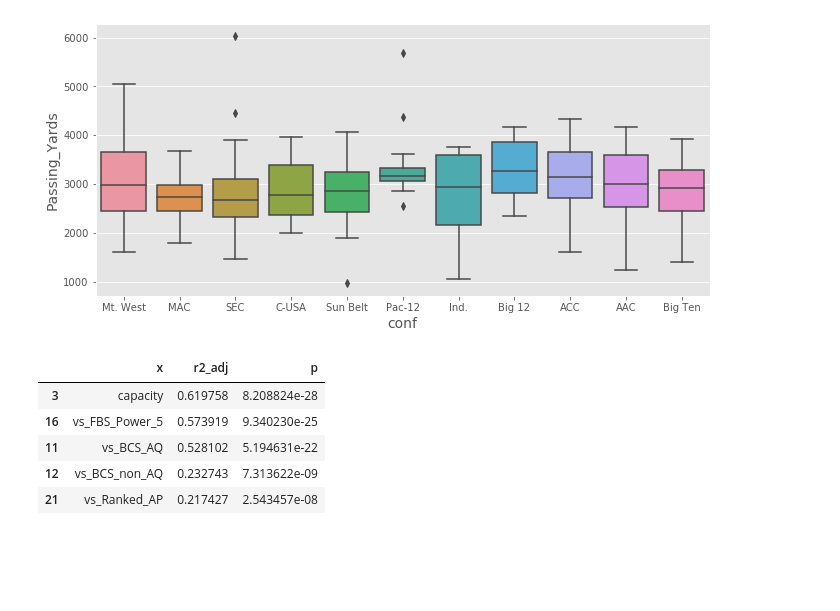
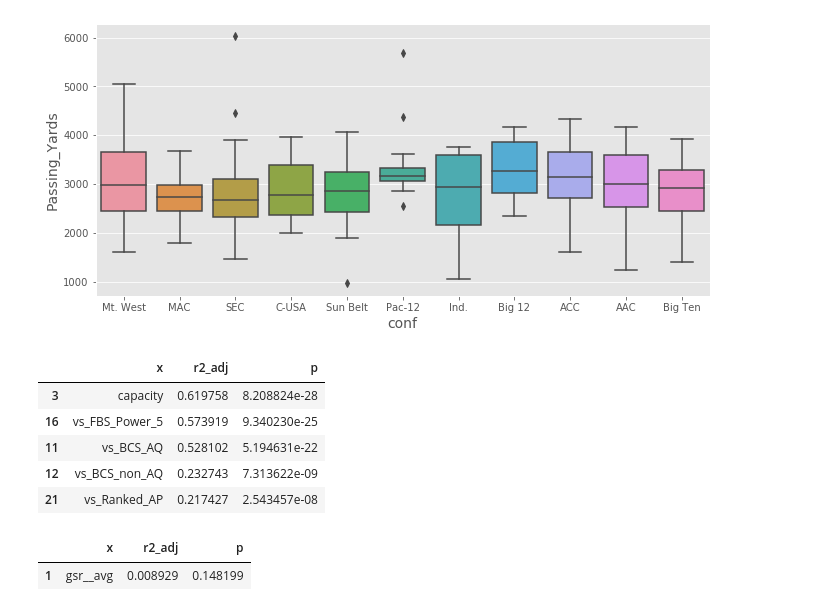
Before and after one commit to JordanHyatt/bigdata, a Jupyter notebook: z_Lab1.ipynb, the cells around one changed output. Cells and saved outputs as stored; diff of their text form; code cells hidden in the pictures; blank space fills up the shorter version.

```diff
--- a/z_Lab1.ipynb
+++ b/z_Lab1.ipynb
@@ -164,11 +164,13 @@ for col in odf.columns:
     fits_df=fits_df.append(a,ignore_index=True)
 # %%
 display(fits_df.sort_values('p').head())
-display(fits_df['gsr'])
+display(fits_df[(fits_df['x']=='gsr__avg')|(fits_df['x']=='gsr__avg')])
 # %% [output]
 |  | x | r2_adj | p |
 | 3 | capacity | 0.619758 | 8.208824e-28 |
 | 16 | vs_FBS_Power_5 | 0.573919 | 9.340230e-25 |
 | 11 | vs_BCS_AQ | 0.528102 | 5.194631e-22 |
 | 12 | vs_BCS_non_AQ | 0.232743 | 7.313622e-09 |
 | 21 | vs_Ranked_AP | 0.217427 | 2.543457e-08 |
+|  | x | r2_adj | p |
+| 1 | gsr__avg | 0.008929 | 0.148199 |
```
Also changed, not shown: parts of 4 cells of this notebook, 1 other file.
